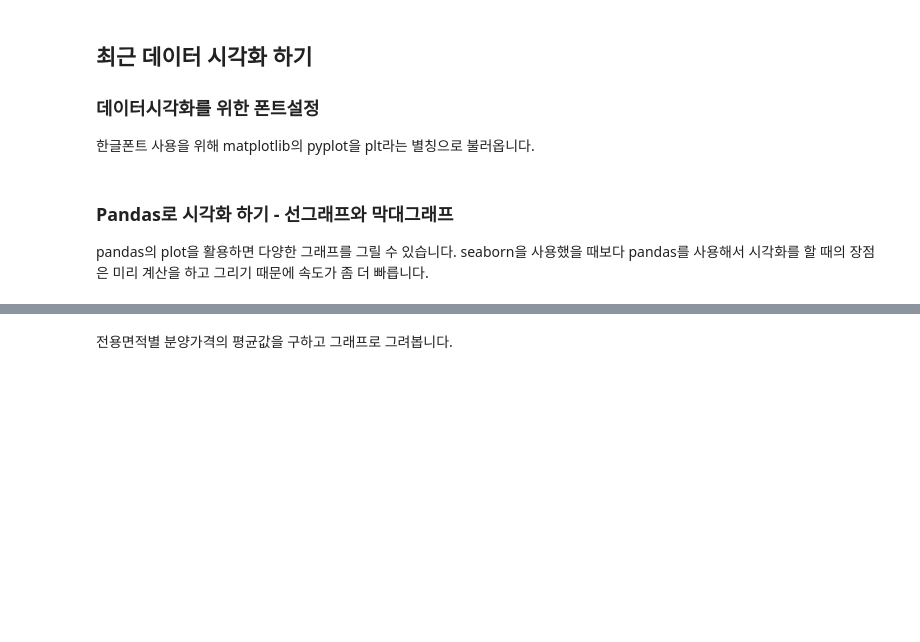
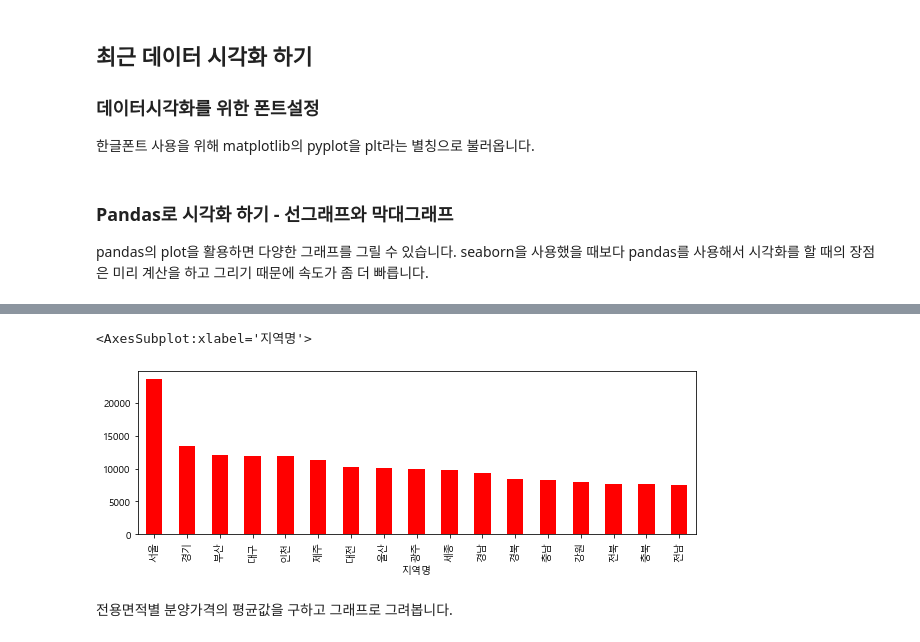
Before and after one commit to WantData/EDA-practice, a Jupyter notebook: 공공데이터를 활용한 EDA 및 활용 - 문제.ipynb, the cells around one changed output, grey strips where cells are left out. Saved outputs shown, nothing was run; the diff lists cells and outputs as text; code cells hidden in the pictures; blank space fills up the shorter version.

```diff
--- a/공공데이터를 활용한 EDA 및 활용 - 문제.ipynb
+++ b/공공데이터를 활용한 EDA 및 활용 - 문제.ipynb
@@ -708,3 +728,9 @@ seaborn을 사용했을 때보다 pandas를 사용해서 시각화를 할 때의
+# %%
+# x축의 인덱스가 90도로 세워져 세로의 모양을 하고 있음을 볼 수 있음
+df1.plot.bar(rot=90, figsize=(10,3), color='red')
+# %% [output]
+<AxesSubplot:xlabel='지역명'>
+[figure, added]
 # %% [markdown]
 전용면적별 분양가격의 평균값을 구하고 그래프로 그려봅니다.
 # %%
```
Also changed, not shown: parts of 121 cells of this notebook.
